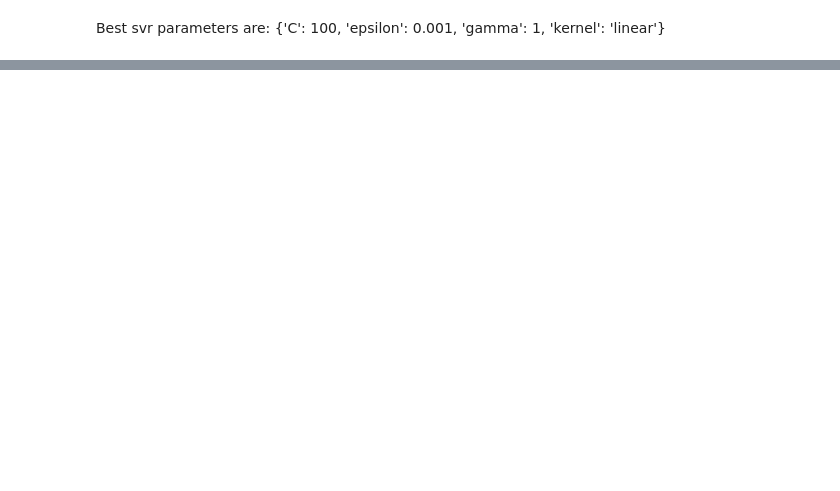
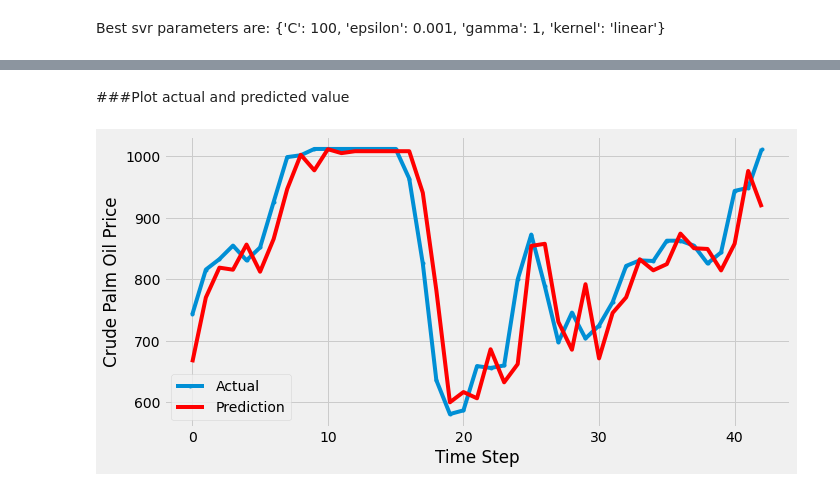
Before and after one commit to mofuoku417/Machine-Learning-Techniques-for-Multivariate-Time-Series-Forecasting-of-Crude-Palm-Oil-Prices, a Jupyter notebook: LinearSVR.ipynb, the cells around one changed output, grey strips where cells are left out. Drawn from its saved outputs; the diff is of its cells as text; code cells hidden in the pictures; blank space fills up the shorter version.

```diff
--- a/LinearSVR.ipynb
+++ b/LinearSVR.ipynb
@@ -286,0 +364,11 @@ Best svr parameters are: {'C': 100, 'epsilon': 0.001, 'gamma': 1, 'kernel': 'lin
+# %% [markdown]
+###Plot actual and predicted value
+# %%
+plt.plot(y_test_inv, marker='.', label="Actual")
+plt.plot(y_pred_inv, color='red', label="Prediction")
+plt.ylabel('Crude Palm Oil Price')
+plt.xlabel('Time Step')
+plt.legend()
+plt.show();
+# %% [output]
+[figure, added]
```
Also changed, not shown: parts of 9 cells of this notebook.
